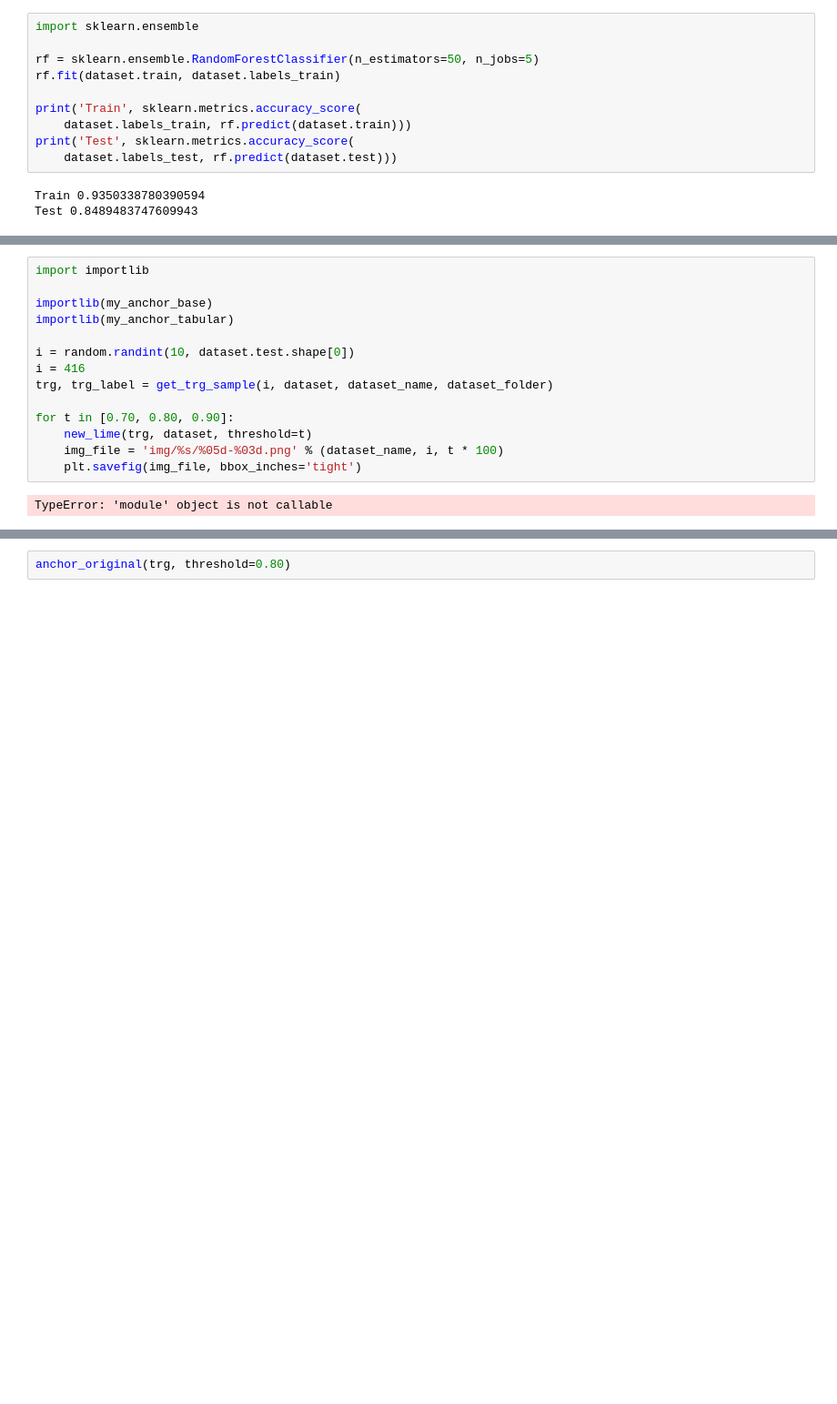
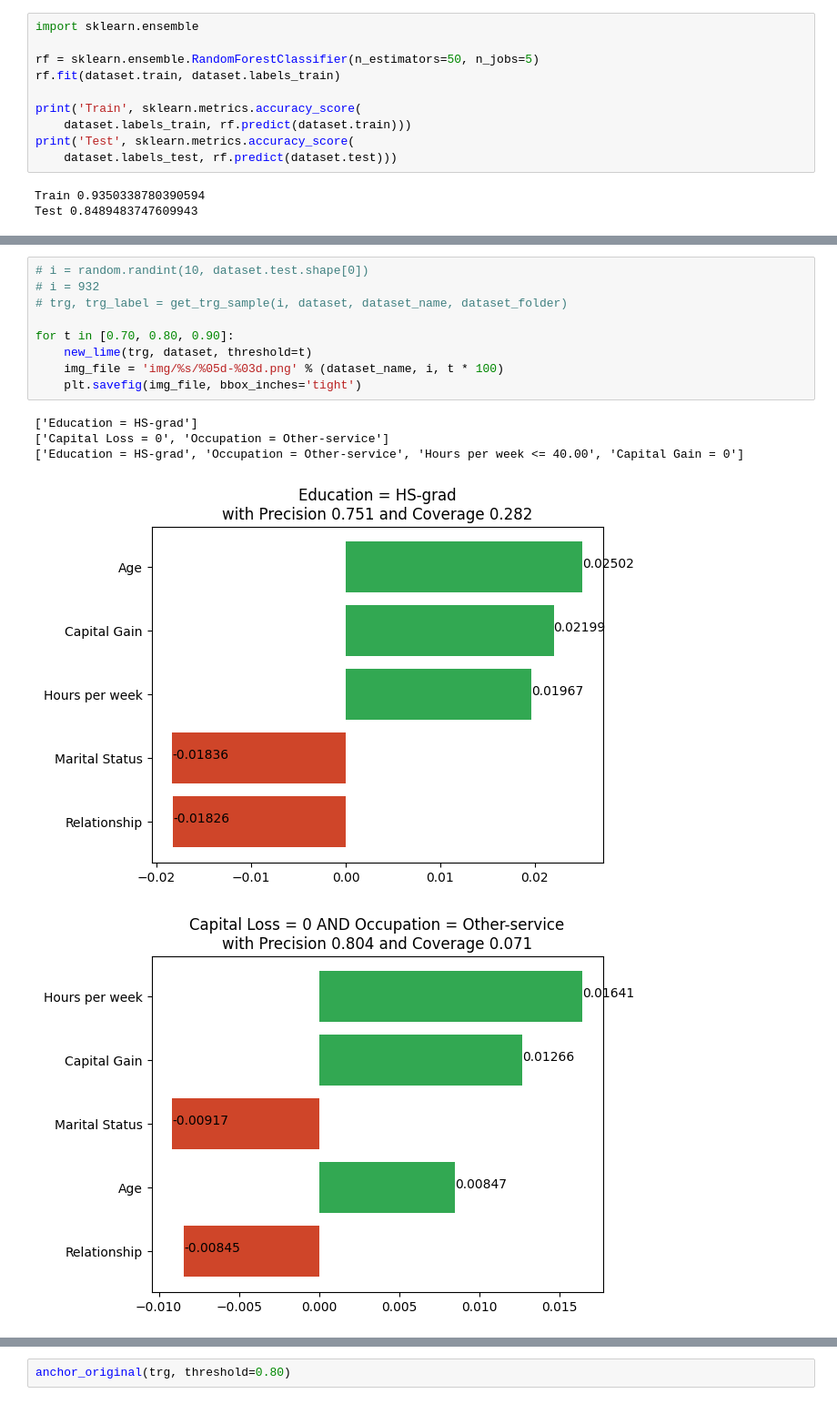
Before and after one commit to g-ohara/rlime, a Jupyter notebook: NewLIME.ipynb, the cells around one changed output, grey strips where cells are left out. Shown at 91% size. Drawn from its saved outputs; the diff is of its cells as text; blank space fills up the shorter version.

```diff
--- a/NewLIME.ipynb
+++ b/NewLIME.ipynb
@@ -242,16 +243,15 @@ plt.savefig(img_file, bbox_inches='tight')
 # %%
-import importlib
-
-importlib(my_anchor_base)
-importlib(my_anchor_tabular)
-
-i = random.randint(10, dataset.test.shape[0])
-i = 416
-trg, trg_label = get_trg_sample(i, dataset, dataset_name, dataset_folder)
+# i = random.randint(10, dataset.test.shape[0])
+# i = 932
+# trg, trg_label = get_trg_sample(i, dataset, dataset_name, dataset_folder)
 
 for t in [0.70, 0.80, 0.90]:
     new_lime(trg, dataset, threshold=t)
     img_file = 'img/%s/%05d-%03d.png' % (dataset_name, i, t * 100)
     plt.savefig(img_file, bbox_inches='tight')
 # %% [output]
-TypeError: 'module' object is not callable
+['Education = HS-grad']
+['Capital Loss = 0', 'Occupation = Other-service']
+['Education = HS-grad', 'Occupation = Other-service', 'Hours per week <= 40.00', 'Capital Gain = 0']
+[figure, added]
+[figure, added]
```
Also changed, not shown: parts of 6 cells of this notebook, 7 other files.
